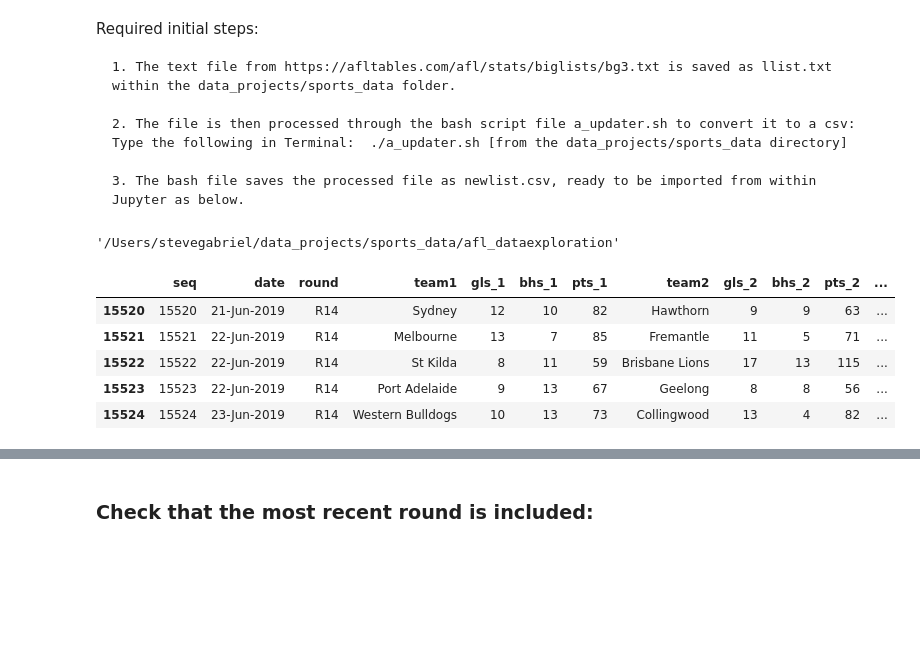
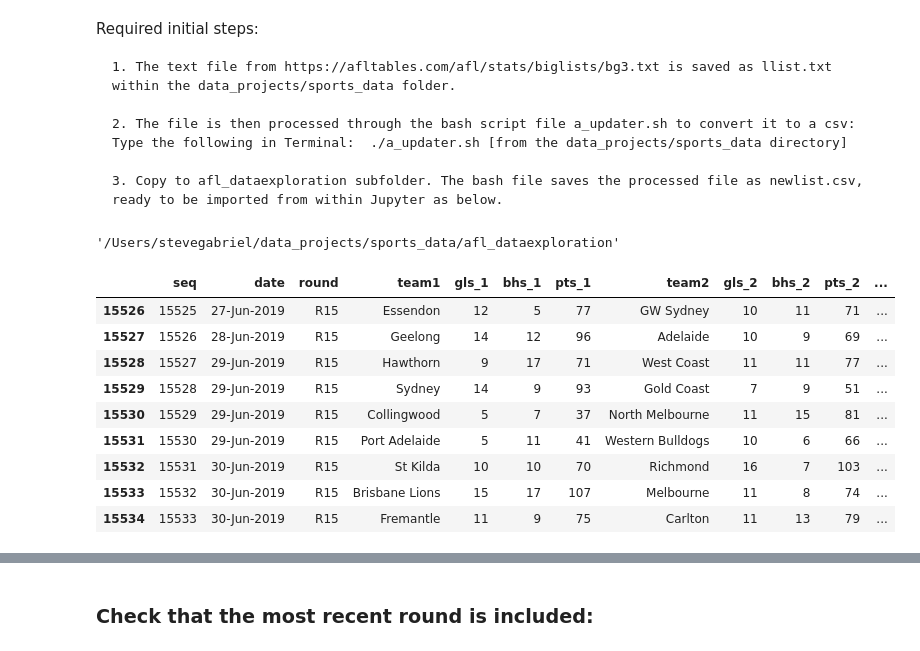
Before and after one commit to stevegabriel1/afl_explore, a Jupyter notebook: afl_data_processing.ipynb, the cells around one changed output, grey strips where cells are left out. Saved outputs shown, nothing was run; the diff lists cells and outputs as text; code cells hidden in the pictures; blank space fills up the shorter version.

```diff
--- a/afl_data_processing.ipynb
+++ b/afl_data_processing.ipynb
@@ -5,7 +5,7 @@ Required initial steps:
 
     2. The file is then processed through the bash script file a_updater.sh to convert it to a csv: Type the following in Terminal:  ./a_updater.sh [from the data_projects/sports_data directory]
 
-    3. The bash file saves the processed file as newlist.csv, ready to be imported from within Jupyter as below.
+    3. Copy to afl_dataexploration subfolder. The bash file saves the processed file as newlist.csv, ready to be imported from within Jupyter as below.
 # %%
 import os
 # %%
@@ -21,14 +21,18 @@ trans = upd_round
 # %%
 # Modify index to start at 1
 trans.index += 1
-trans.tail()
+trans.tail(9)
 # %% [output]
 |  | seq | date | round | team1 | gls_1 | bhs_1 | pts_1 | team2 | gls_2 | bhs_2 | pts_2 | ... |
-| 15520 | 15520 | 21-Jun-2019 | R14 | Sydney | 12 | 10 | 82 | Hawthorn | 9 | 9 | 63 | ... |
-| 15521 | 15521 | 22-Jun-2019 | R14 | Melbourne | 13 | 7 | 85 | Fremantle | 11 | 5 | 71 | ... |
-| 15522 | 15522 | 22-Jun-2019 | R14 | St Kilda | 8 | 11 | 59 | Brisbane Lions | 17 | 13 | 115 | ... |
-| 15523 | 15523 | 22-Jun-2019 | R14 | Port Adelaide | 9 | 13 | 67 | Geelong | 8 | 8 | 56 | ... |
-| 15524 | 15524 | 23-Jun-2019 | R14 | Western Bulldogs | 10 | 13 | 73 | Collingwood | 13 | 4 | 82 | ... |
+| 15526 | 15525 | 27-Jun-2019 | R15 | Essendon | 12 | 5 | 77 | GW Sydney | 10 | 11 | 71 | ... |
+| 15527 | 15526 | 28-Jun-2019 | R15 | Geelong | 14 | 12 | 96 | Adelaide | 10 | 9 | 69 | ... |
+| 15528 | 15527 | 29-Jun-2019 | R15 | Hawthorn | 9 | 17 | 71 | West Coast | 11 | 11 | 77 | ... |
+| 15529 | 15528 | 29-Jun-2019 | R15 | Sydney | 14 | 9 | 93 | Gold Coast | 7 | 9 | 51 | ... |
+| 15530 | 15529 | 29-Jun-2019 | R15 | Collingwood | 5 | 7 | 37 | North Melbourne | 11 | 15 | 81 | ... |
+| 15531 | 15530 | 29-Jun-2019 | R15 | Port Adelaide | 5 | 11 | 41 | Western Bulldogs | 10 | 6 | 66 | ... |
+| 15532 | 15531 | 30-Jun-2019 | R15 | St Kilda | 10 | 10 | 70 | Richmond | 16 | 7 | 103 | ... |
+| 15533 | 15532 | 30-Jun-2019 | R15 | Brisbane Lions | 15 | 17 | 107 | Melbourne | 11 | 8 | 74 | ... |
+| 15534 | 15533 | 30-Jun-2019 | R15 | Fremantle | 11 | 9 | 75 | Carlton | 11 | 13 | 79 | ... |
 # %%
 # Add states
 nsw = ['S.C.G.','Sydney Showground','Stadium Australia','Blacktown','Albury']
```
Also changed, not shown: parts of 29 cells of this notebook.
